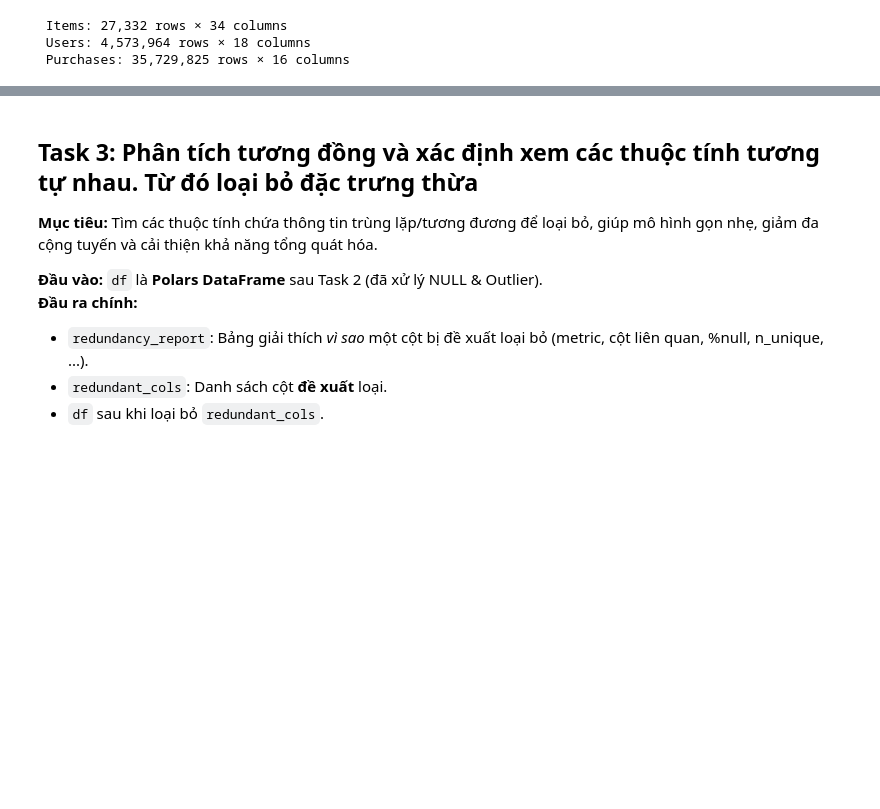
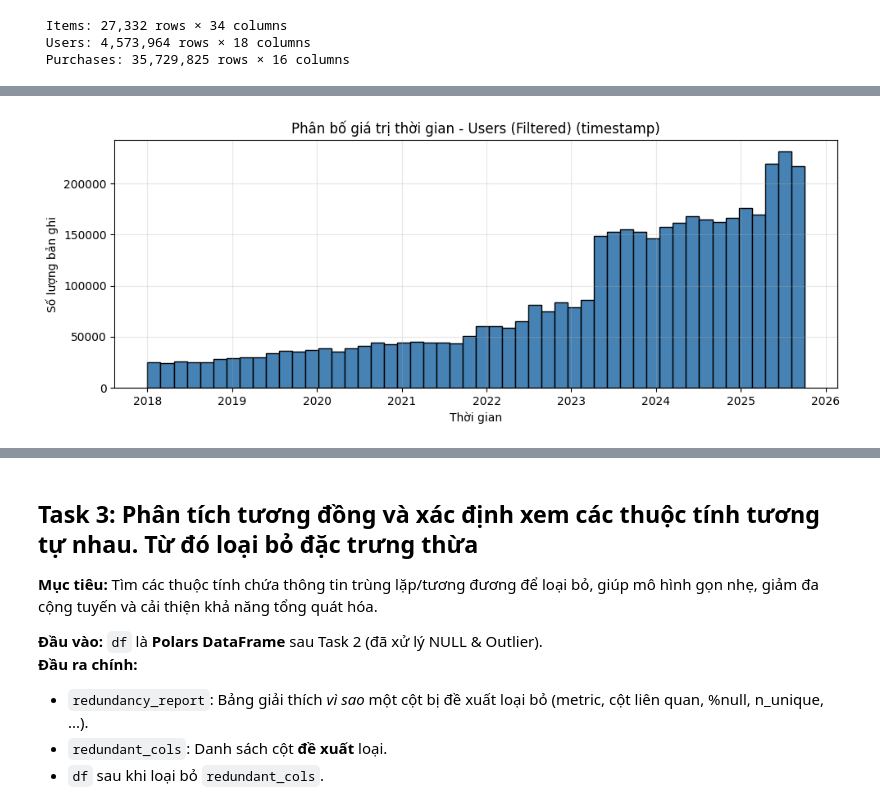
Before and after one commit to nbazo06/DoAnCS116, a Jupyter notebook: recommendation dataset/DoAnPreProcessing.ipynb, the cells around one changed output, grey strips where cells are left out. Drawn from its saved outputs; the diff is of its cells as text; code cells hidden in the pictures; blank space fills up the shorter version.

```diff
--- a/recommendation dataset/DoAnPreProcessing.ipynb
+++ b/recommendation dataset/DoAnPreProcessing.ipynb
@@ -51,5 +86,7 @@ def safe_drop(df, cols):
 # %%
 items_df = safe_drop(items_df, cols_to_drop)
 users_df = safe_drop(users_df, cols_to_drop)
-purchases_df = safe_drop(purchases_df, cols_to_drop)
+
+users_df = drop_null_rows(users_df, ["sync_status_id", "last_sync_date"])
+items_df = drop_null_rows(items_df, ["color", "size", "origin", "volume", "material", "description_new"])
 # %% [output]
@@ -224,0 +239,37 @@ last_sync_date
+# %%
+# Giả sử phạm vi hợp lệ là từ 2018 đến 2025
+start_date = pd.Timestamp("2018-01-01")
+end_date = pd.Timestamp("2025-12-31")
+
+# Áp dụng cho users_df
+users_df = users_df.with_columns(
+    pl.col("timestamp")
+    .map_elements(lambda x: int(x) if start_date.timestamp() <= x <= end_date.timestamp() else None)
+    .alias("timestamp")
+).drop_nulls("timestamp")
+# %%
+import matplotlib.pyplot as plt
+# Hàm vẽ biểu đồ phân bố thời gian (timestamp)
+def plot_timestamp_distribution(df, col, title):
+    if col not in df.columns:
+        print(f" {title} không có cột '{col}'")
+        return
+
+    # Chuyển timestamp sang datetime
+    ts = df[col].to_pandas().dropna()
+    ts = pd.to_datetime(ts, unit='s', errors='coerce')
+    ts = ts.dropna()
+
+    # Vẽ histogram
+    plt.figure(figsize=(10, 4))
+    plt.hist(ts, bins=50, color='steelblue', edgecolor='black')
+    plt.title(f'Phân bố giá trị thời gian - {title} ({col})')
+    plt.xlabel('Thời gian')
+    plt.ylabel('Số lượng bản ghi')
+    plt.grid(alpha=0.3)
+    plt.tight_layout()
+    plt.show()
+# %%
+plot_timestamp_distribution(users_df, "timestamp", "Users (Filtered)")
+# %% [output]
+[figure, added]
```
Also changed, not shown: parts of 14 cells of this notebook.
